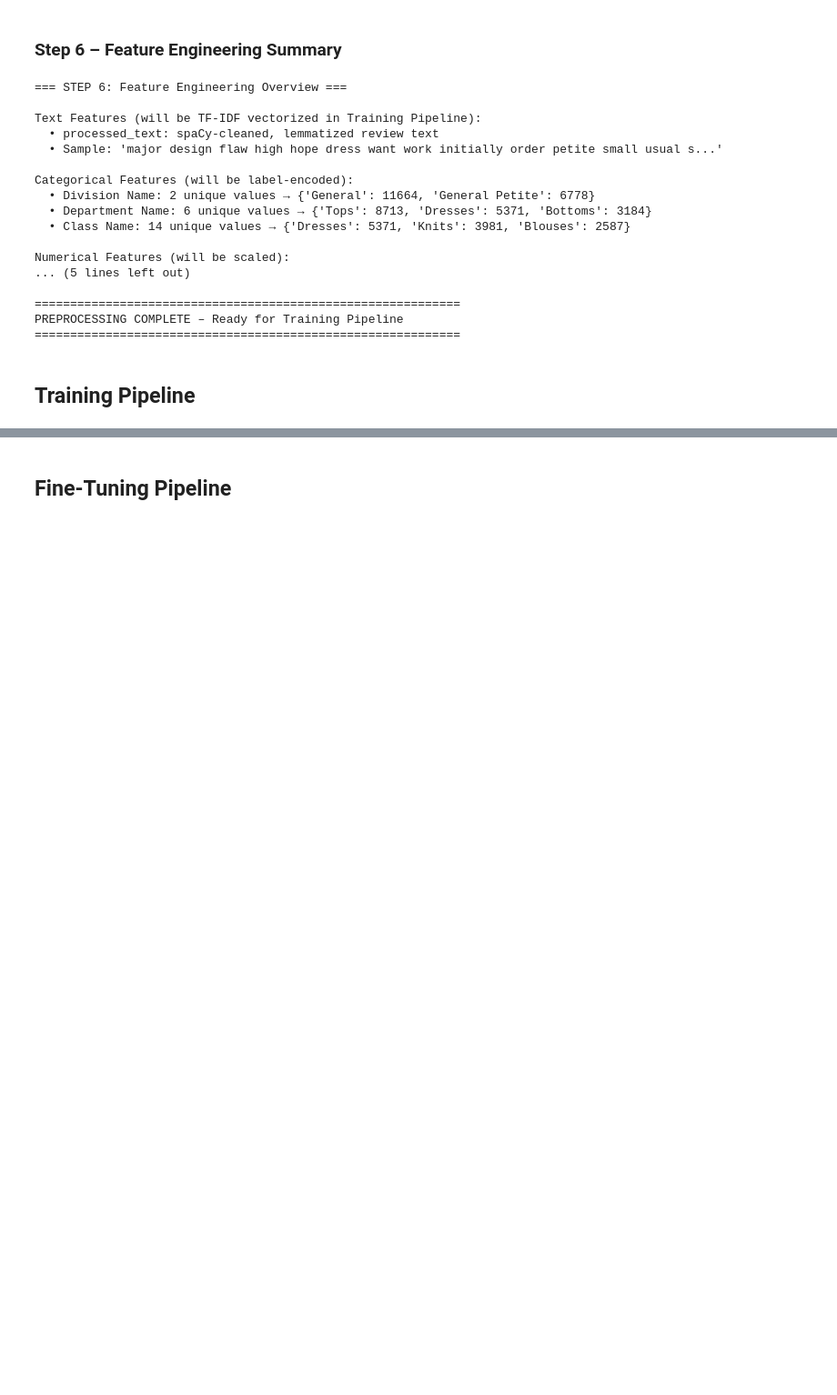
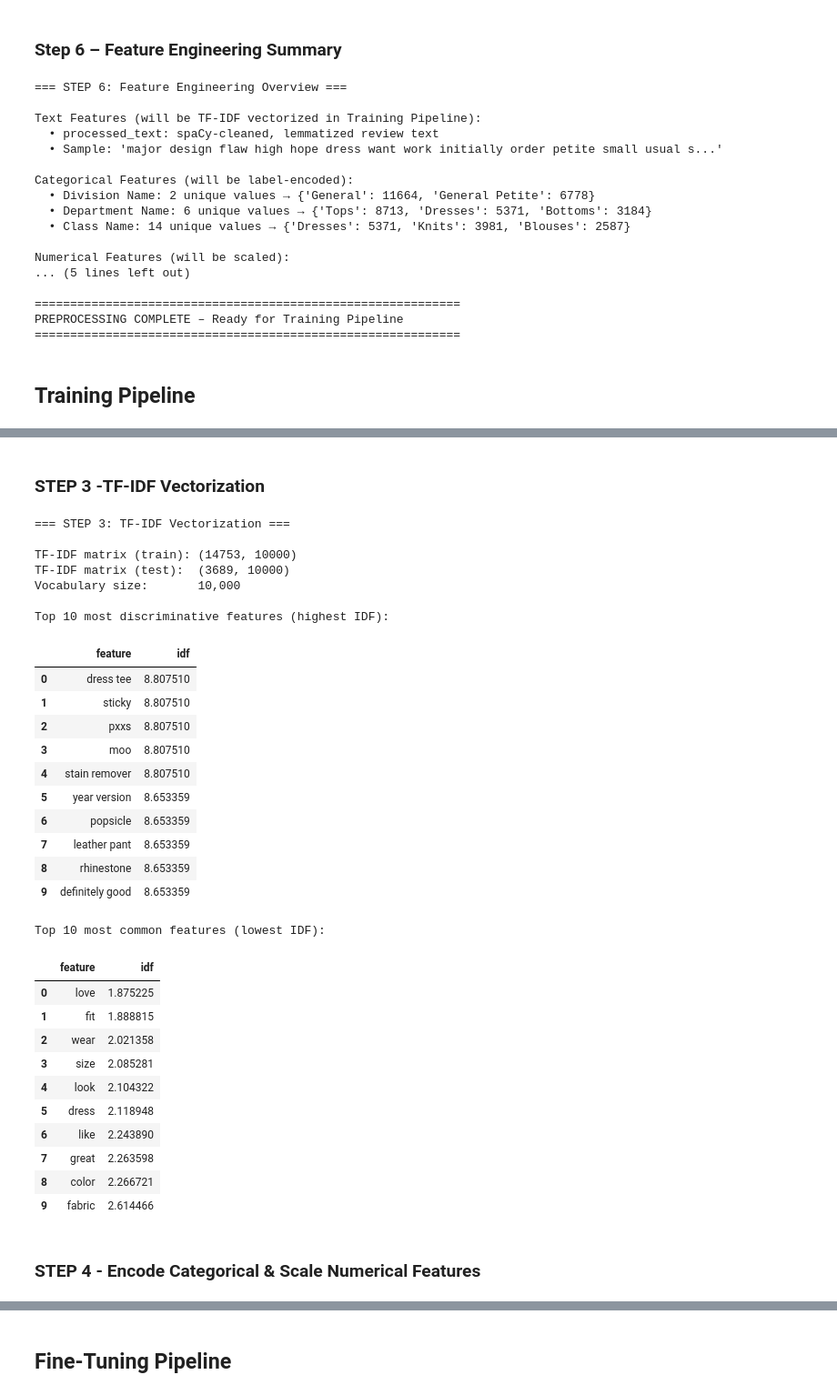
Before and after one commit to BA-SPM/UDACITY_-_DSND__Data_Science_pipelines, a Jupyter notebook: starter/starter.ipynb, the cells around one changed output, grey strips where cells are left out. Shown at 91% size. Saved outputs shown, nothing was run; the diff lists cells and outputs as text; code cells hidden in the pictures; blank space fills up the shorter version.

```diff
--- a/starter/starter.ipynb
+++ b/starter/starter.ipynb
@@ -1348,0 +1458,62 @@ PREPROCESSING COMPLETE – Ready for Training Pipeline
+# %% [markdown]
+### STEP 3 -TF-IDF Vectorization
+# %%
+print("=== STEP 3: TF-IDF Vectorization ===\n")
+
+tfidf = TfidfVectorizer(
+    max_features=10000,
+    ngram_range=(1, 2),    # unigrams + bigrams
+    min_df=5,              # ignore very rare terms
+    max_df=0.95,           # ignore terms in >95% of docs
+    sublinear_tf=True      # apply log normalization
+)
+
+X_tfidf_train = tfidf.fit_transform(X_text_train)
+X_tfidf_test = tfidf.transform(X_text_test)
+
+print(f"TF-IDF matrix (train): {X_tfidf_train.shape}")
+print(f"TF-IDF matrix (test):  {X_tfidf_test.shape}")
+print(f"Vocabulary size:       {len(tfidf.vocabulary_):,}")
+
+# Top features by IDF score
+feature_names = tfidf.get_feature_names_out()
+idf_scores = tfidf.idf_
+top_idf = pd.DataFrame({'feature': feature_names, 'idf': idf_scores})
+print(f"\nTop 10 most discriminative features (highest IDF):")
+display(top_idf.sort_values('idf', ascending=False).head(10).reset_index(drop=True))
+
+print(f"\nTop 10 most common features (lowest IDF):")
+display(top_idf.sort_values('idf', ascending=True).head(10).reset_index(drop=True))
+# %% [output]
+=== STEP 3: TF-IDF Vectorization ===
+
+TF-IDF matrix (train): (14753, 10000)
+TF-IDF matrix (test):  (3689, 10000)
+Vocabulary size:       10,000
+
+Top 10 most discriminative features (highest IDF):
+|  | feature | idf |
+| 0 | dress tee | 8.807510 |
+| 1 | sticky | 8.807510 |
+| 2 | pxxs | 8.807510 |
+| 3 | moo | 8.807510 |
+| 4 | stain remover | 8.807510 |
+| 5 | year version | 8.653359 |
+| 6 | popsicle | 8.653359 |
+| 7 | leather pant | 8.653359 |
+| 8 | rhinestone | 8.653359 |
+| 9 | definitely good | 8.653359 |
+Top 10 most common features (lowest IDF):
+|  | feature | idf |
+| 0 | love | 1.875225 |
+| 1 | fit | 1.888815 |
+| 2 | wear | 2.021358 |
+| 3 | size | 2.085281 |
+| 4 | look | 2.104322 |
+| 5 | dress | 2.118948 |
+| 6 | like | 2.243890 |
+| 7 | great | 2.263598 |
+| 8 | color | 2.266721 |
+| 9 | fabric | 2.614466 |
+# %% [markdown]
+### STEP 4 - Encode Categorical & Scale Numerical Features
```
Also changed, not shown: parts of 24 cells of this notebook.
